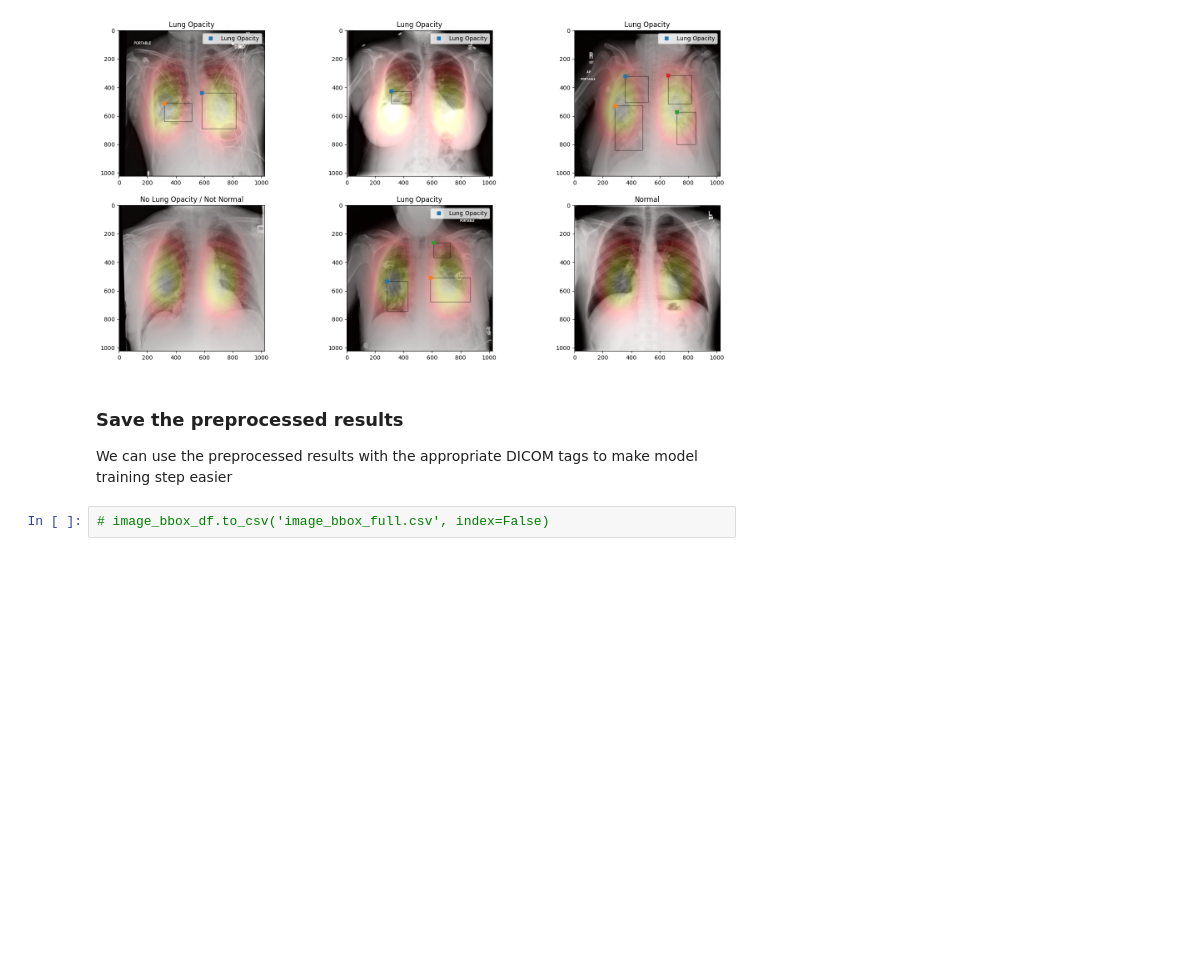
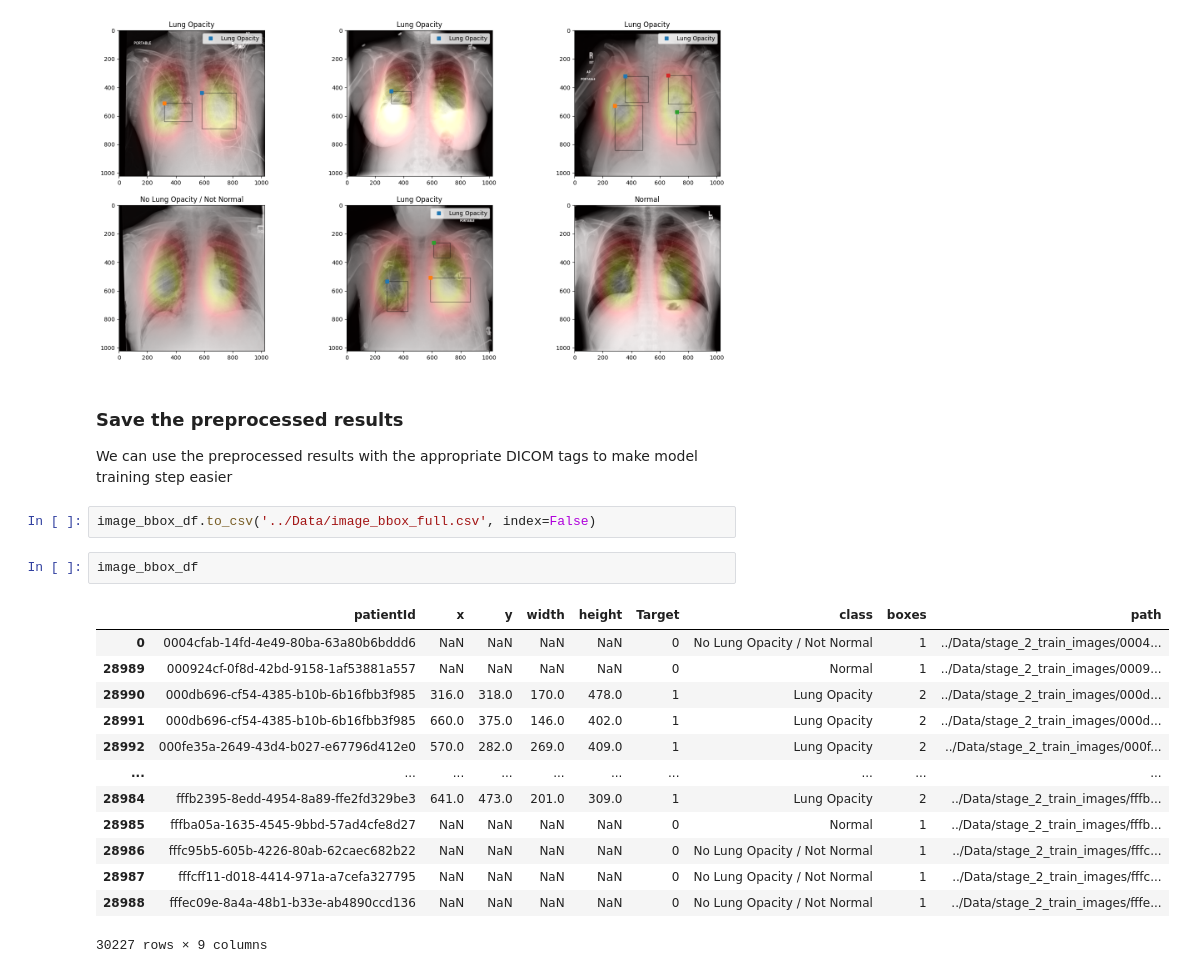
Before and after one commit to DmitriyAgafonov/INT20H_RSNA_Pneumonia_Detection_4NN, a Jupyter notebook: Notebooks/lung-opacity-overview.ipynb, the cells around one changed output. Saved outputs shown, nothing was run; the diff lists cells and outputs as text; blank space fills up the shorter version.

```diff
--- a/Notebooks/lung-opacity-overview.ipynb
+++ b/Notebooks/lung-opacity-overview.ipynb
@@ -315,4 +373,20 @@ for c_ax, (c_path, c_rows) in zip(m_axs.flatten(),
 ### Save the preprocessed results
 We can use the preprocessed results with the appropriate DICOM tags to make model training step easier
 # %%
-# image_bbox_df.to_csv('image_bbox_full.csv', index=False)
+image_bbox_df.to_csv('../Data/image_bbox_full.csv', index=False)
+# %%
+image_bbox_df
+# %% [output]
+|  | patientId | x | y | width | height | Target | class | boxes | path |
+| 0 | 0004cfab-14fd-4e49-80ba-63a80b6bddd6 | NaN | NaN | NaN | NaN | 0 | No Lung Opacity / Not Normal | 1 | ../Data/stage_2_train_images/0004... |
+| 28989 | 000924cf-0f8d-42bd-9158-1af53881a557 | NaN | NaN | NaN | NaN | 0 | Normal | 1 | ../Data/stage_2_train_images/0009... |
+| 28990 | 000db696-cf54-4385-b10b-6b16fbb3f985 | 316.0 | 318.0 | 170.0 | 478.0 | 1 | Lung Opacity | 2 | ../Data/stage_2_train_images/000d... |
+| 28991 | 000db696-cf54-4385-b10b-6b16fbb3f985 | 660.0 | 375.0 | 146.0 | 402.0 | 1 | Lung Opacity | 2 | ../Data/stage_2_train_images/000d... |
+| 28992 | 000fe35a-2649-43d4-b027-e67796d412e0 | 570.0 | 282.0 | 269.0 | 409.0 | 1 | Lung Opacity | 2 | ../Data/stage_2_train_images/000f... |
+| ... | ... | ... | ... | ... | ... | ... | ... | ... | ... |
+| 28984 | fffb2395-8edd-4954-8a89-ffe2fd329be3 | 641.0 | 473.0 | 201.0 | 309.0 | 1 | Lung Opacity | 2 | ../Data/stage_2_train_images/fffb... |
+| 28985 | fffba05a-1635-4545-9bbd-57ad4cfe8d27 | NaN | NaN | NaN | NaN | 0 | Normal | 1 | ../Data/stage_2_train_images/fffb... |
+| 28986 | fffc95b5-605b-4226-80ab-62caec682b22 | NaN | NaN | NaN | NaN | 0 | No Lung Opacity / Not Normal | 1 | ../Data/stage_2_train_images/fffc... |
+| 28987 | fffcff11-d018-4414-971a-a7cefa327795 | NaN | NaN | NaN | NaN | 0 | No Lung Opacity / Not Normal | 1 | ../Data/stage_2_train_images/fffc... |
+| 28988 | fffec09e-8a4a-48b1-b33e-ab4890ccd136 | NaN | NaN | NaN | NaN | 0 | No Lung Opacity / Not Normal | 1 | ../Data/stage_2_train_images/fffe... |
+30227 rows × 9 columns
```
Also changed, not shown: parts of 13 cells of this notebook.
